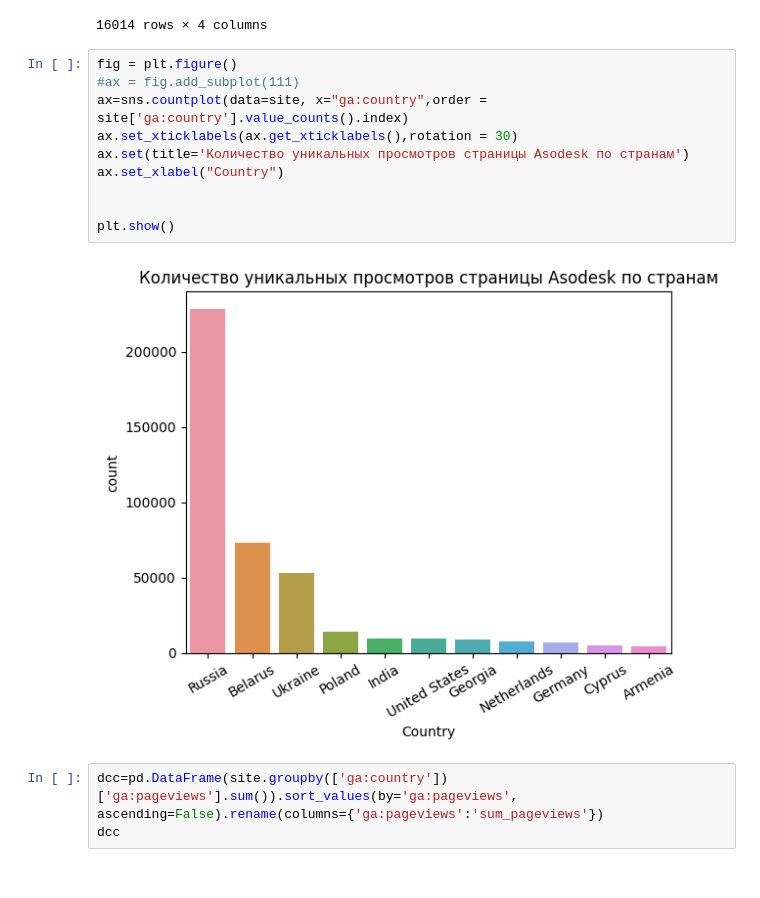
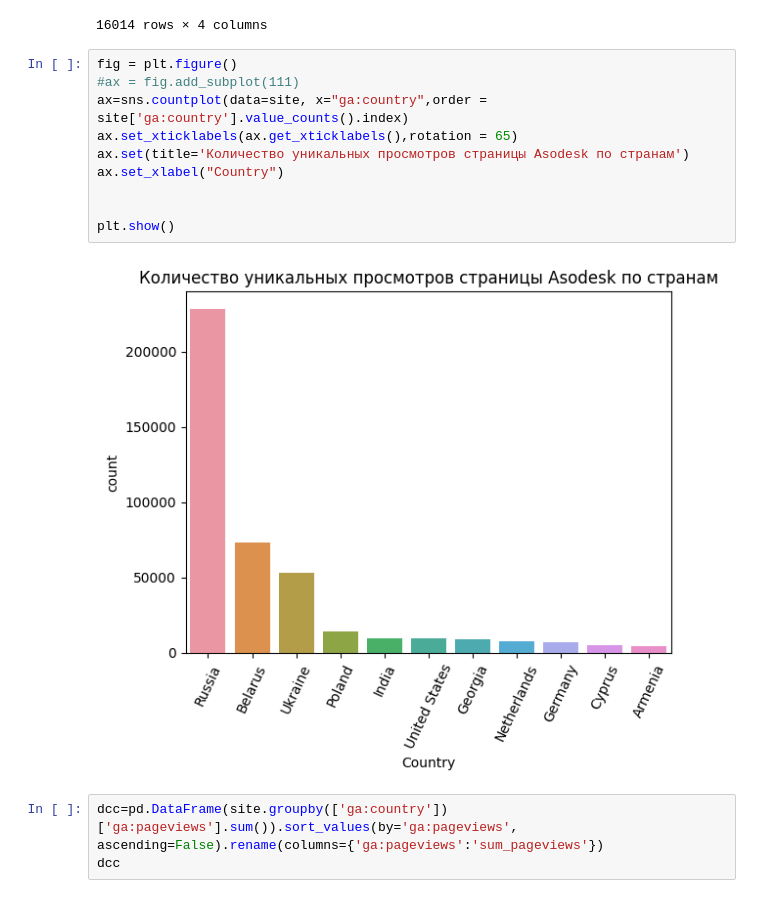
Before and after one commit to InnahHr/DA-project, a Jupyter notebook: Main site.ipynb, the cells around one changed output. Drawn from its saved outputs; the diff is of its cells as text.

```diff
--- a/Main site.ipynb
+++ b/Main site.ipynb
@@ -61,15 +65,15 @@ dc
 # %%
 fig = plt.figure()
 #ax = fig.add_subplot(111)
 ax=sns.countplot(data=site, x="ga:country",order = site['ga:country'].value_counts().index)
-ax.set_xticklabels(ax.get_xticklabels(),rotation = 30)
+ax.set_xticklabels(ax.get_xticklabels(),rotation = 65)
 ax.set(title='Количество уникальных просмотров страницы Asodesk по странам')
 ax.set_xlabel("Country")
 
 
 plt.show()
 # %% [output]
-[figure, old version]
+[figure, new version]
 # %%
 dcc=pd.DataFrame(site.groupby(['ga:country'])['ga:pageviews'].sum()).sort_values(by='ga:pageviews', ascending=False).rename(columns={'ga:pageviews':'sum_pageviews'})
 dcc
```
Also changed, not shown: parts of 19 cells of this notebook, 1 other file.
